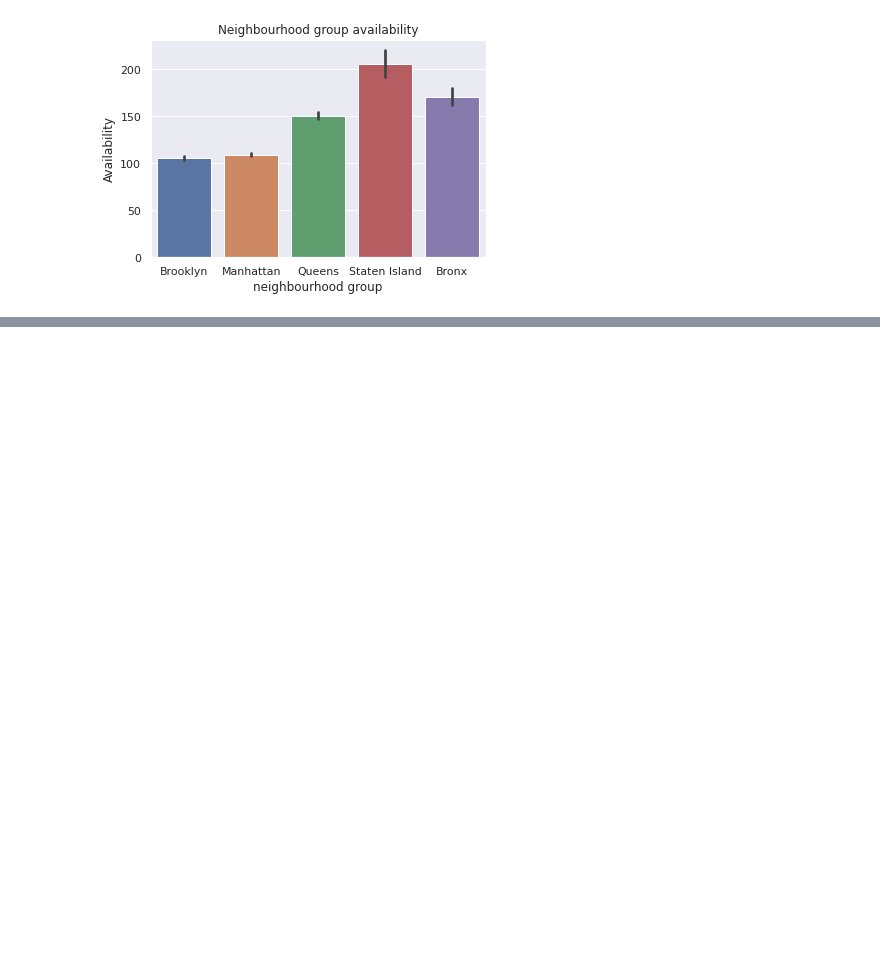
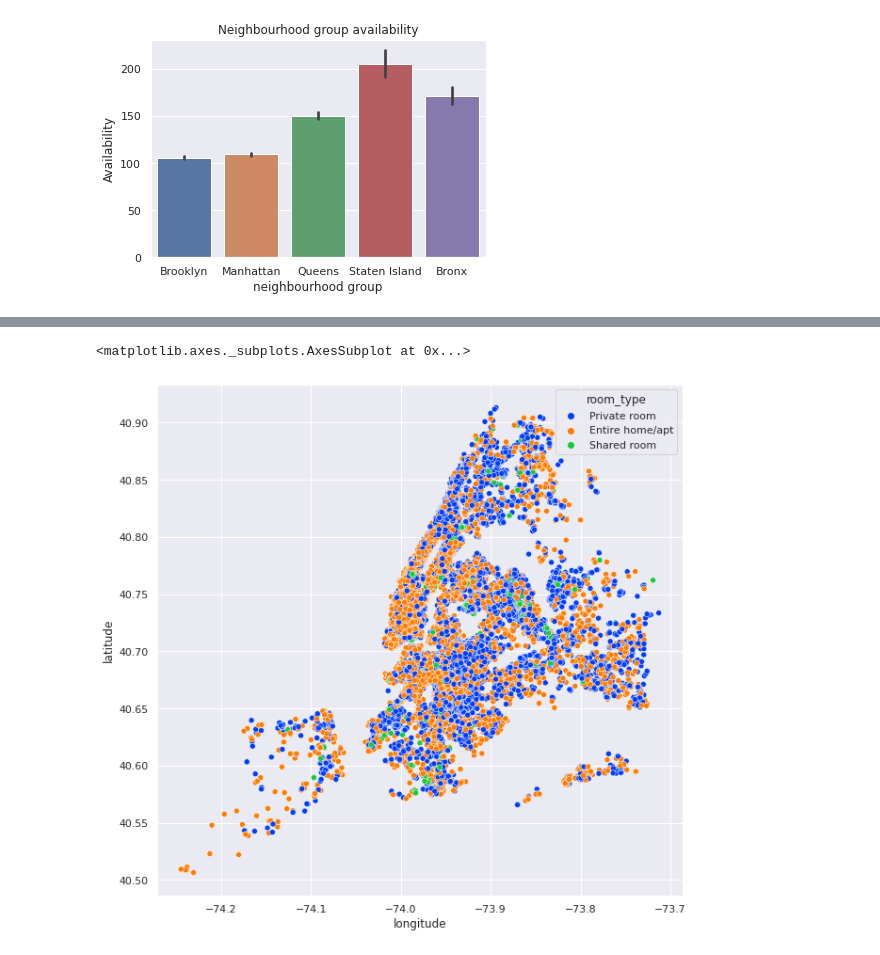
Before and after one commit to Manass20/Airbnb-Booking-Analisys, a Jupyter notebook: Airbnb_Bookings_Analysis_Capstone_Project_Manas_Ranjan_Behera.ipynb, the cells around one changed output, grey strips where cells are left out. Cells and saved outputs as stored; diff of their text form; code cells hidden in the pictures; blank space fills up the shorter version.

```diff
--- a/Airbnb_Bookings_Analysis_Capstone_Project_Manas_Ranjan_Behera.ipynb
+++ b/Airbnb_Bookings_Analysis_Capstone_Project_Manas_Ranjan_Behera.ipynb
@@ -393,0 +442,8 @@ plt.show()
+# %%
+#sns plot room type
+sns.set_theme()
+plt.rcParams['figure.figsize'] = (10,10)
+sns.scatterplot(x='longitude', y='latitude',data=cdf, hue='room_type',palette='bright')
+# %% [output]
+<matplotlib.axes._subplots.AxesSubplot at 0x...>
+[figure, added]
```
Also changed, not shown: parts of 10 cells of this notebook.
